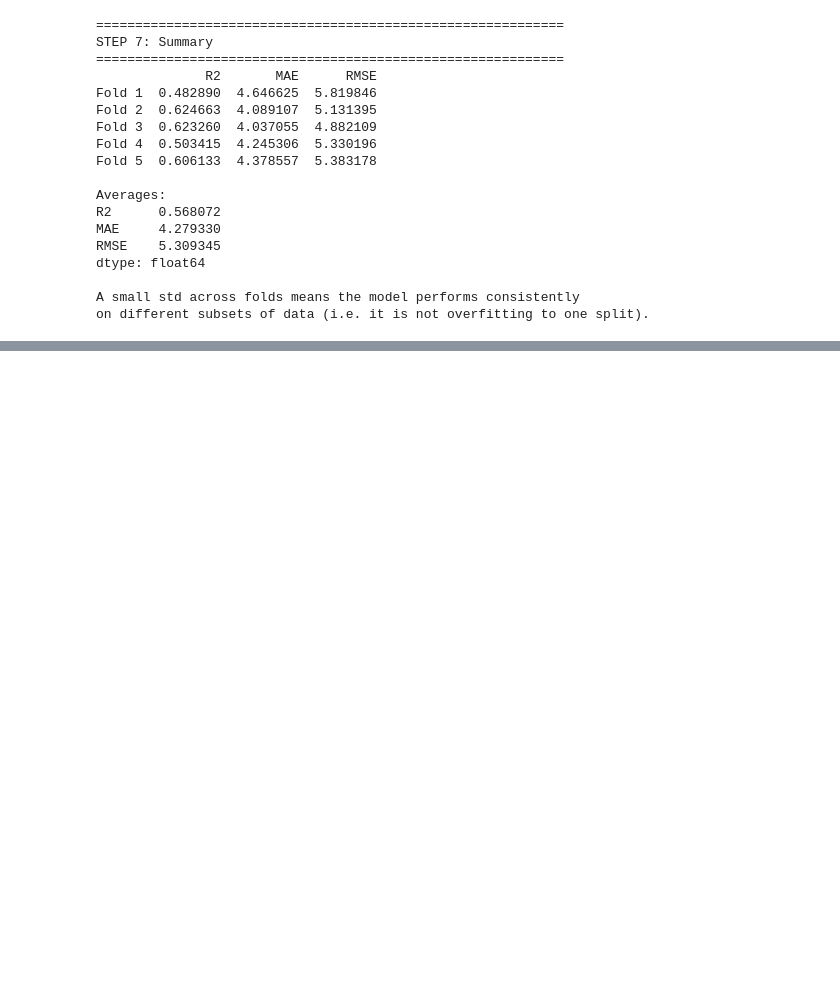
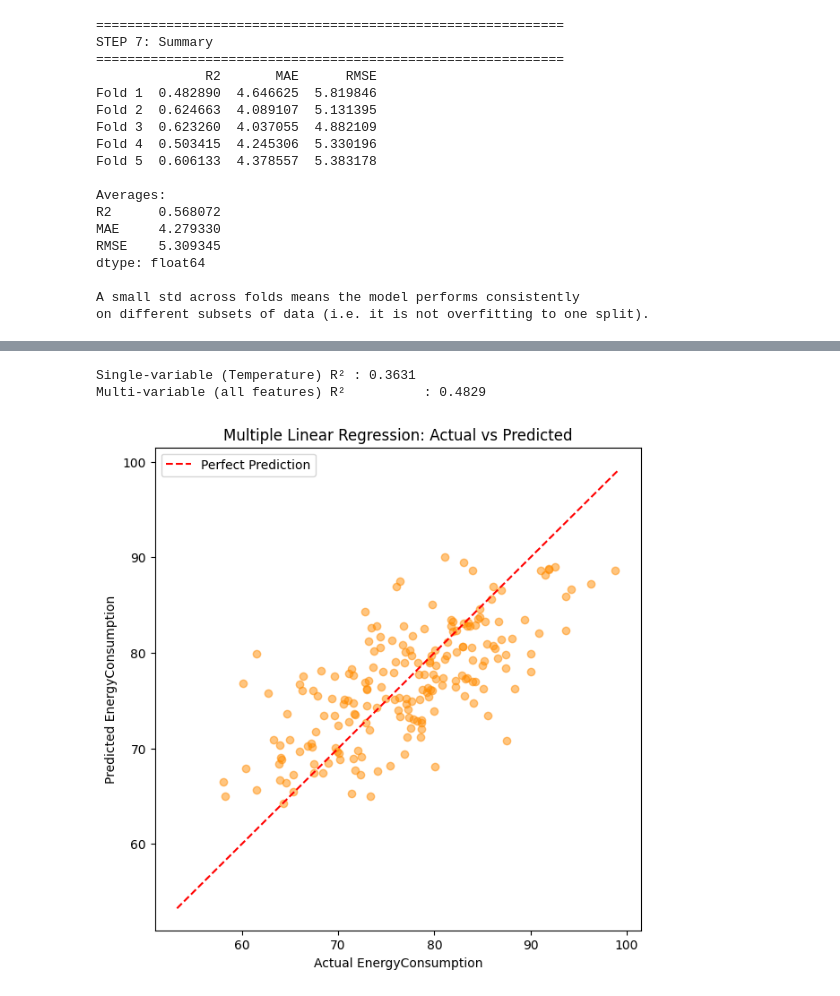
Before and after one commit to Aksh6472/ML-data-analytics-, a Jupyter notebook: Energy.ipynb, the cells around one changed output, grey strips where cells are left out. Saved outputs shown, nothing was run; the diff lists cells and outputs as text; code cells hidden in the pictures; blank space fills up the shorter version.

```diff
--- a/Energy.ipynb
+++ b/Energy.ipynb
@@ -462,0 +560,11 @@ on different subsets of data (i.e. it is not overfitting to one split).
+# %%
+
+from sklearn.linear_model import LinearRegression
+from sklearn.model_selection import train_test_split
+from sklearn.metrics import r2_score
+
+# Using ALL available features together (multiple linear regression)
+X = df.drop(columns=['EnergyConsumption'])
+y = df['EnergyConsumption']
+
+X_train, X_test, y_train, y_test = train_test_split(X_scaled, y, test_size=0.2, random_state=42)
@@ -462,0 +611,26 @@ on different subsets of data (i.e. it is not overfitting to one split).
+# %%
+# ---- Compare: single-variable model vs multi-variable model ----
+best_single_feature = 'Temperature'   # identified as strongest single predictor earlier (T2)
+
+single_model = LinearRegression().fit(X_train[[best_single_feature]], y_train)
+single_pred = single_model.predict(X_test[[best_single_feature]])
+
+print(f"Single-variable ({best_single_feature}) R² : {r2_score(y_test, single_pred):.4f}")
+print(f"Multi-variable (all features) R²          : {r2_score(y_test, y_pred_multi):.4f}")
+# %% [output]
+Single-variable (Temperature) R² : 0.3631
+Multi-variable (all features) R²          : 0.4829
+# %%
+# Multi-variable regression should perform at least as well, since it has access to more information
+
+# ---- Visualize: Actual vs Predicted for the multi-variable model ----
+plt.figure(figsize=(7,7))
+plt.scatter(y_test, y_pred_multi, alpha=0.5, color='darkorange')
+plt.plot([y.min(), y.max()], [y.min(), y.max()], color='red', linestyle='--', label='Perfect Prediction')
+plt.xlabel('Actual EnergyConsumption')
+plt.ylabel('Predicted EnergyConsumption')
+plt.title('Multiple Linear Regression: Actual vs Predicted')
+plt.legend()
+plt.show()
+# %% [output]
+[figure, added]
```
Also changed, not shown: parts of 19 cells of this notebook.
